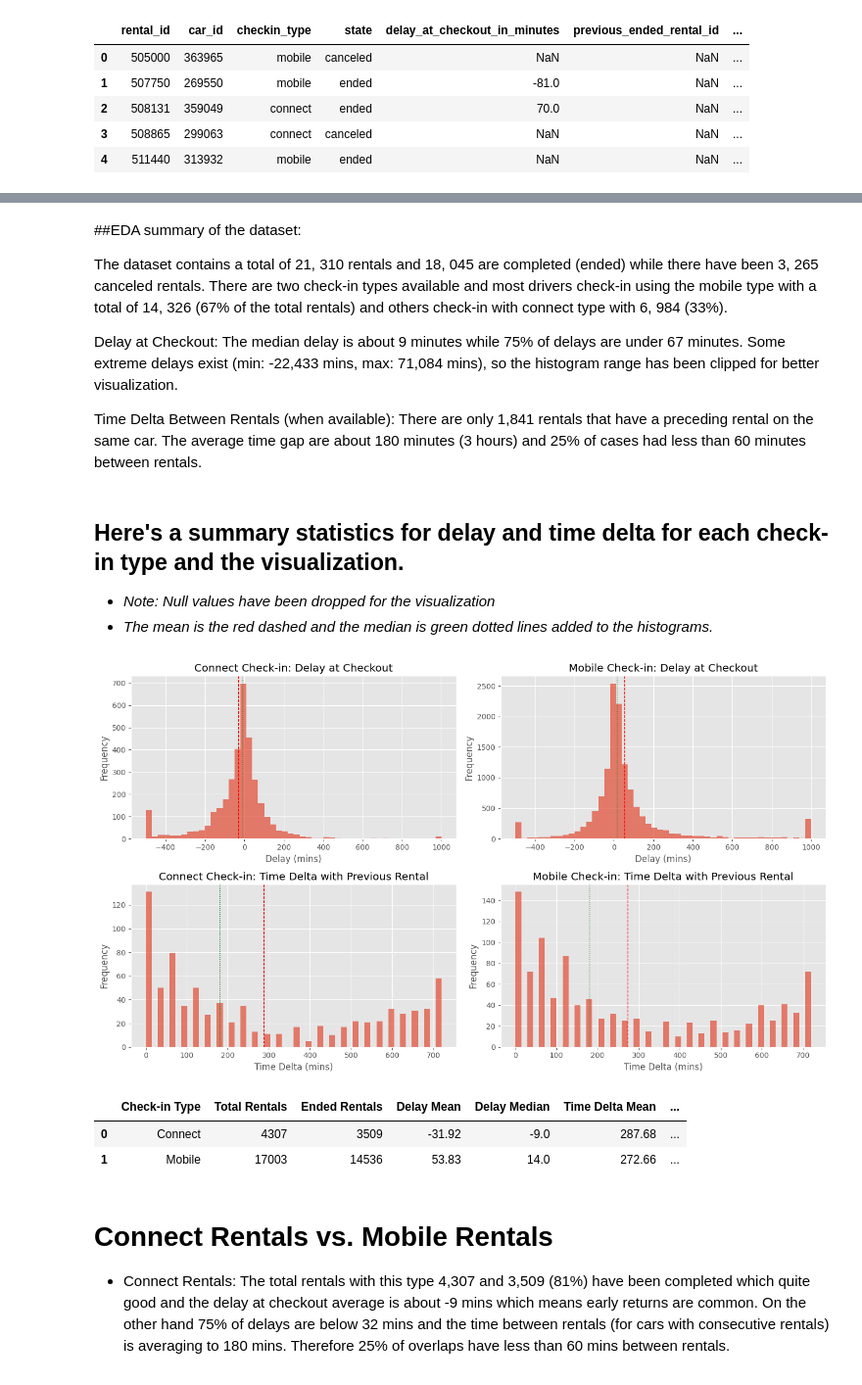
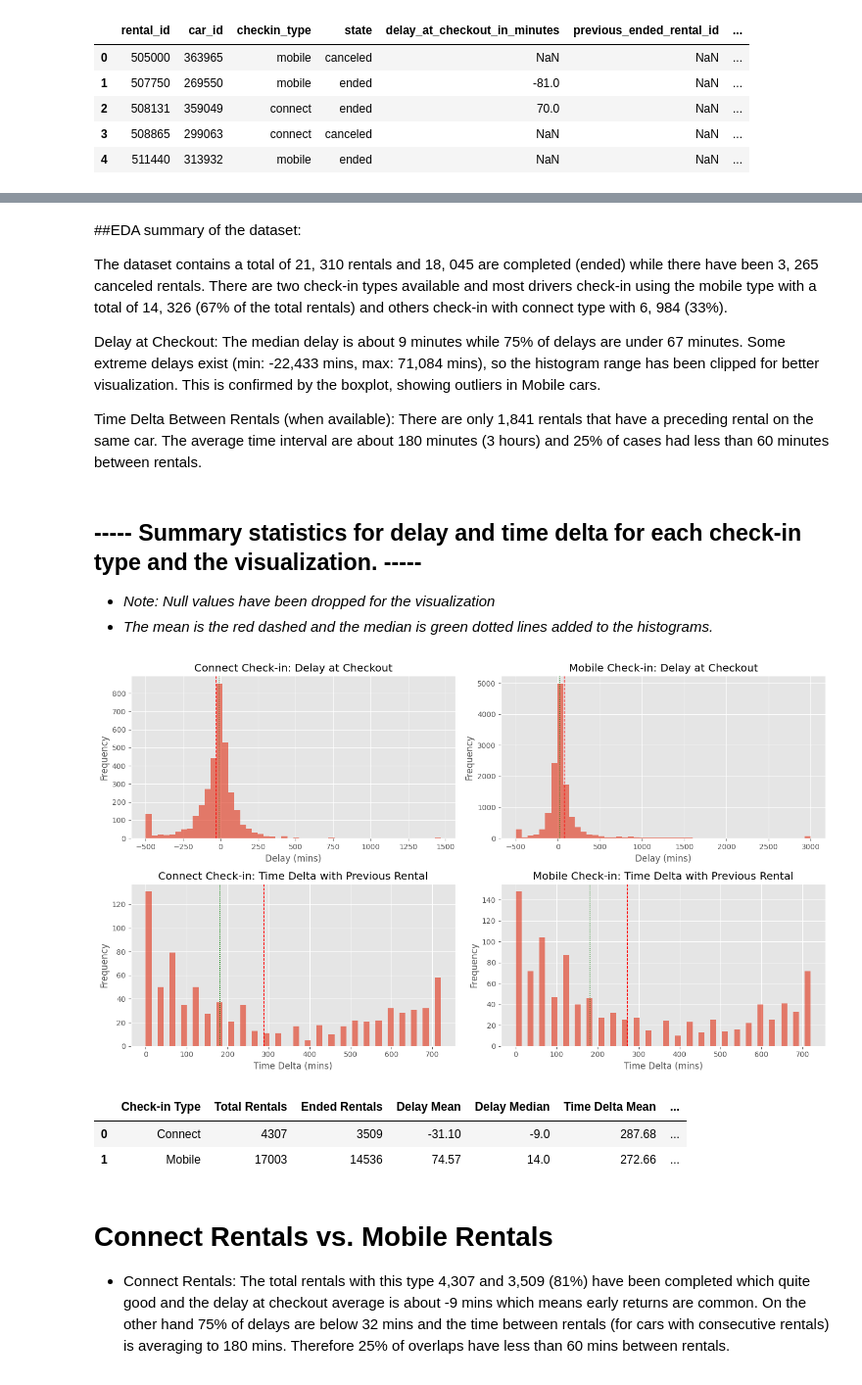
Before and after one commit to YnaPqt/deploiement-getaround, a Jupyter notebook: getaround_analysis.ipynb, the cells around one changed output, grey strips where cells are left out. Shown at 98% size. Drawn from its saved outputs; the diff is of its cells as text; code cells hidden in the pictures.

```diff
--- a/getaround_analysis.ipynb
+++ b/getaround_analysis.ipynb
@@ -210,17 +222,17 @@ plt.show()
 
 The dataset contains a total of 21, 310 rentals and 18, 045 are completed (ended) while there have been 3, 265 canceled rentals. There are two check-in types available and most drivers check-in using the mobile type with a total of 14, 326 (67% of the total rentals) and others check-in with connect type with 6, 984 (33%).
 
-Delay at Checkout: The median delay is about 9 minutes while 75% of delays are under 67 minutes. Some extreme delays exist (min: -22,433 mins, max: 71,084 mins), so the histogram range has been clipped for better visualization.
+Delay at Checkout: The median delay is about 9 minutes while 75% of delays are under 67 minutes. Some extreme delays exist (min: -22,433 mins, max: 71,084 mins), so the histogram range has been clipped for better visualization. This is confirmed by the boxplot, showing outliers in Mobile cars.
 
-Time Delta Between Rentals (when available): There are only 1,841 rentals that have a preceding rental on the same car. The average time gap are about 180 minutes (3 hours) and 25% of cases had less than 60 minutes between rentals.
+Time Delta Between Rentals (when available): There are only 1,841 rentals that have a preceding rental on the same car. The average time interval are about 180 minutes (3 hours) and 25% of cases had less than 60 minutes between rentals.
 # %% [markdown]
-## Here's a summary statistics for delay and time delta for each check-in type and the visualization.
+## ----- Summary statistics for delay and time delta for each check-in type and the visualization. -----
 - *Note: Null values have been dropped for the visualization*
 - *The mean  is the red dashed and the median is green dotted lines added to the histograms.*
 # %%
 # Define parameters for clipping
-delay_clip = (-500, 1000)
-delta_clip = (0, 1500)
+delay_clip = (-500, 3000)
+delta_clip = (0, 720)
 
 # Target check-in types
 checkin_labels = ['connect', 'mobile']
@@ -247,37 +259,37 @@ for checkin in checkin_labels:
         'Time Delta Mean': round(delta.mean(), 2),
         'Time Delta Median': round(delta.median(), 2)
     })
 
 # Plotting
 fig, axs = plt.subplots(2, 2, figsize=(14, 8))
 
 for idx, (label, data) in enumerate(checkin_types.items()):
 
     axs[0, idx].hist(data['delay'], bins=50, alpha=0.7)
     axs[0, idx].axvline(data['delay'].mean(), color='red', linestyle='dashed', linewidth=1)
     axs[0, idx].axvline(data['delay'].median(), color='green', linestyle='dotted', linewidth=1)
     axs[0, idx].set_title(f'{label} Check-in: Delay at Checkout')
     axs[0, idx].set_xlabel('Delay (mins)')
     axs[0, idx].set_ylabel('Frequency')
 
 
     axs[1, idx].hist(data['delta'], bins=50, alpha=0.7)
     axs[1, idx].axvline(data['delta'].mean(), color='red', linestyle='dashed', linewidth=1)
     axs[1, idx].axvline(data['delta'].median(), color='green', linestyle='dotted', linewidth=1)
     axs[1, idx].set_title(f'{label} Check-in: Time Delta with Previous Rental')
     axs[1, idx].set_xlabel('Time Delta (mins)')
     axs[1, idx].set_ylabel('Frequency')
 
 plt.tight_layout()
 plt.show()
 
 summary_df = pd.DataFrame(summary_stats)
 display(summary_df)
 # %% [output]
-[figure, old version]
+[figure, new version]
 |  | Check-in Type | Total Rentals | Ended Rentals | Delay Mean | Delay Median | Time Delta Mean | ... |
-| 0 | Connect | 4307 | 3509 | -31.92 | -9.0 | 287.68 | ... |
-| 1 | Mobile | 17003 | 14536 | 53.83 | 14.0 | 272.66 | ... |
+| 0 | Connect | 4307 | 3509 | -31.10 | -9.0 | 287.68 | ... |
+| 1 | Mobile | 17003 | 14536 | 74.57 | 14.0 | 272.66 | ... |
 # %% [markdown]
 # Connect Rentals vs. Mobile  Rentals
 
```
Also changed, not shown: parts of 18 cells of this notebook.
